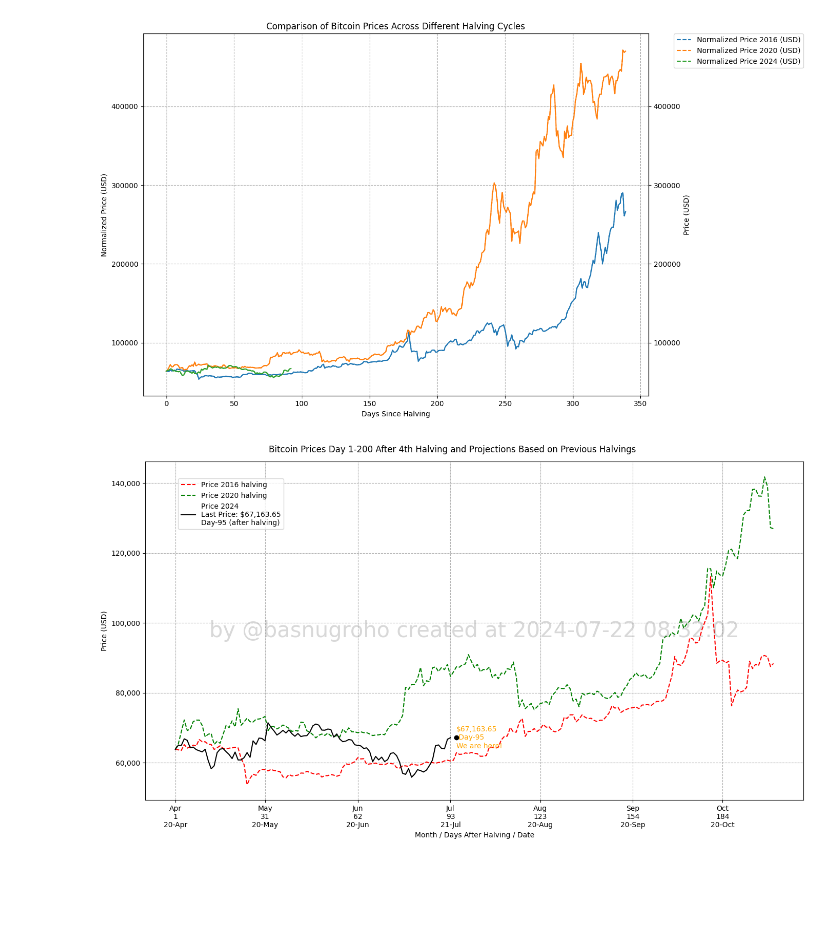
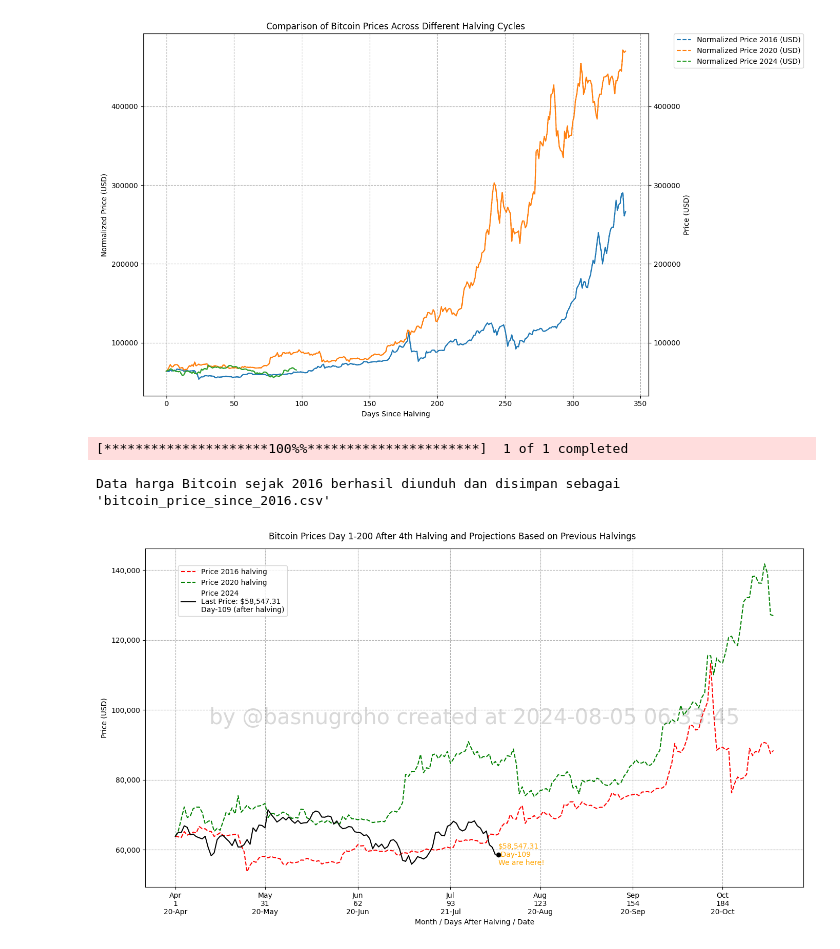
Before and after one commit to basnugroho/bitcoin_analysis, a Jupyter notebook: btc_halving.ipynb, the cells around one changed output. Saved outputs shown, nothing was run; the diff lists cells and outputs as text; code cells hidden in the pictures; blank space fills up the shorter version.

```diff
--- a/btc_halving.ipynb
+++ b/btc_halving.ipynb
@@ -954,7 +784,31 @@ fig.tight_layout()
 plt.show()
 # %% [output]
 [figure]
+# %%
+import yfinance as yf
+import pandas as pd
+
+# Definisikan ticker untuk Bitcoin
+ticker = 'BTC-USD'
+
+# Definisikan tanggal awal dan akhir
+start_date = '2016-01-01'
+end_date = pd.Timestamp.today().strftime('%Y-%m-%d')
+
+# Download data harga Bitcoin
+data = yf.download(ticker, start=start_date, end=end_date)
+
+# Simpan data ke dalam file CSV
+data.to_csv('bitcoin_price_since_2016.csv')
+
+print("Data harga Bitcoin sejak 2016 berhasil diunduh dan disimpan sebagai 'bitcoin_price_since_2016.csv'")
+# %% [output]
+[*********************100%%**********************]  1 of 1 completed
+Data harga Bitcoin sejak 2016 berhasil diunduh dan disimpan sebagai 'bitcoin_price_since_2016.csv'
 # %%
+import datetime
+import matplotlib.pyplot as plt
+
 def plot_bitcoin_prices_after_halving(data, halving_dates, start_price, days_after_halving=339):
     # Prepare the plot including actual prices, normalized to the starting price of the 4th halving
     fig, ax1 = plt.subplots(figsize=(14, 8))
@@ -998,32 +852,32 @@ def plot_bitcoin_prices_after_halving(data, halving_dates, start_price, days_aft
     annotation_text = f'by @basnugroho created at {datetime.datetime.now().strftime("%Y-%m-%d %H:%M:%S")}'
     plt.text(0.5, 0.5, annotation_text, fontsize=30, color='grey', alpha=0.3, ha='center', va='center', rotation=0, transform=ax1.transAxes)
 
     # Customize the plot
     fig.suptitle(f'Bitcoin Prices Day 1-{days_after_halving} After 4th Halving and Projections Based on Previous Halvings')
     ax1.set_xlabel('Month / Days After Halving / Date')
     ax1.set_ylabel('Price (USD)')
     ax1.legend(loc='upper left', bbox_to_anchor=(0.05, 0.95), borderaxespad=0.)
     ax1.grid(True, which="both", ls="--")
     fig.tight_layout()
 
     # Display the plot
     plt.show()
 
 # Define the halving dates with correct date for 2024
 halving_dates = {
     '2016': '2016-07-09',
     '2020': '2020-05-11',
     '2024': '2024-04-19',  # Corrected date for 2024 halving
 }
 
 # Get the starting price of the 4th halving cycle
 halving_date_2024 = pd.to_datetime(halving_dates['2024'])
 start_price_2024 = data.loc[halving_date_2024]['Close']
 
 # Calculate the correct current day since the halving
 days_since_halving_2024_corrected = (pd.Timestamp.today() - halving_date_2024).days
-data = pd.read_csv('bitcoin_price_since_2016.csv')
+data = pd.read_csv('bitcoin_price_since_2016.csv', index_col='Date', parse_dates=True)
 # Call the function with the specified number of days
 plot_bitcoin_prices_after_halving(data, halving_dates, start_price_2024, days_after_halving=200)
 # %% [output]
-[figure, old version]
+[figure, new version]
```
Also changed, not shown: parts of 7 cells of this notebook, 8 other files.
